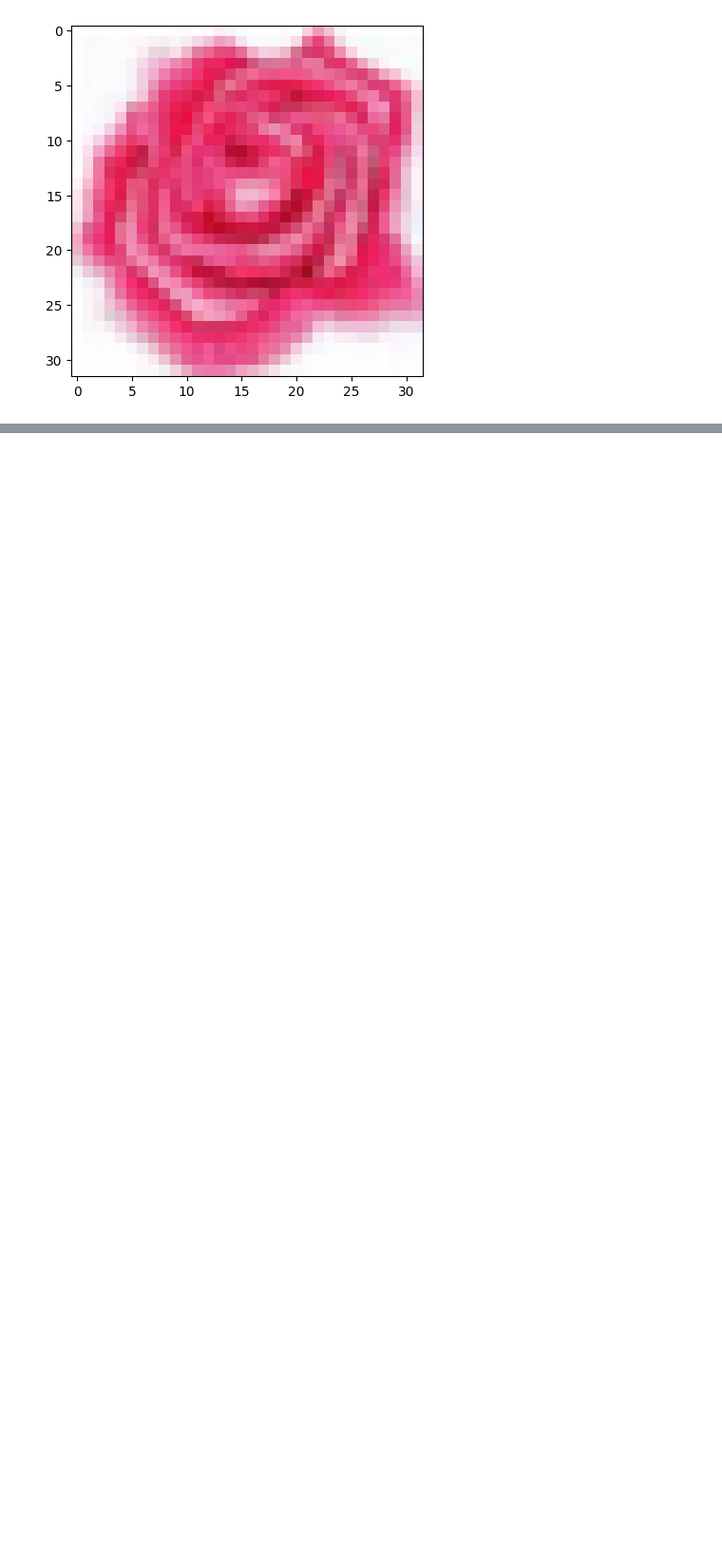
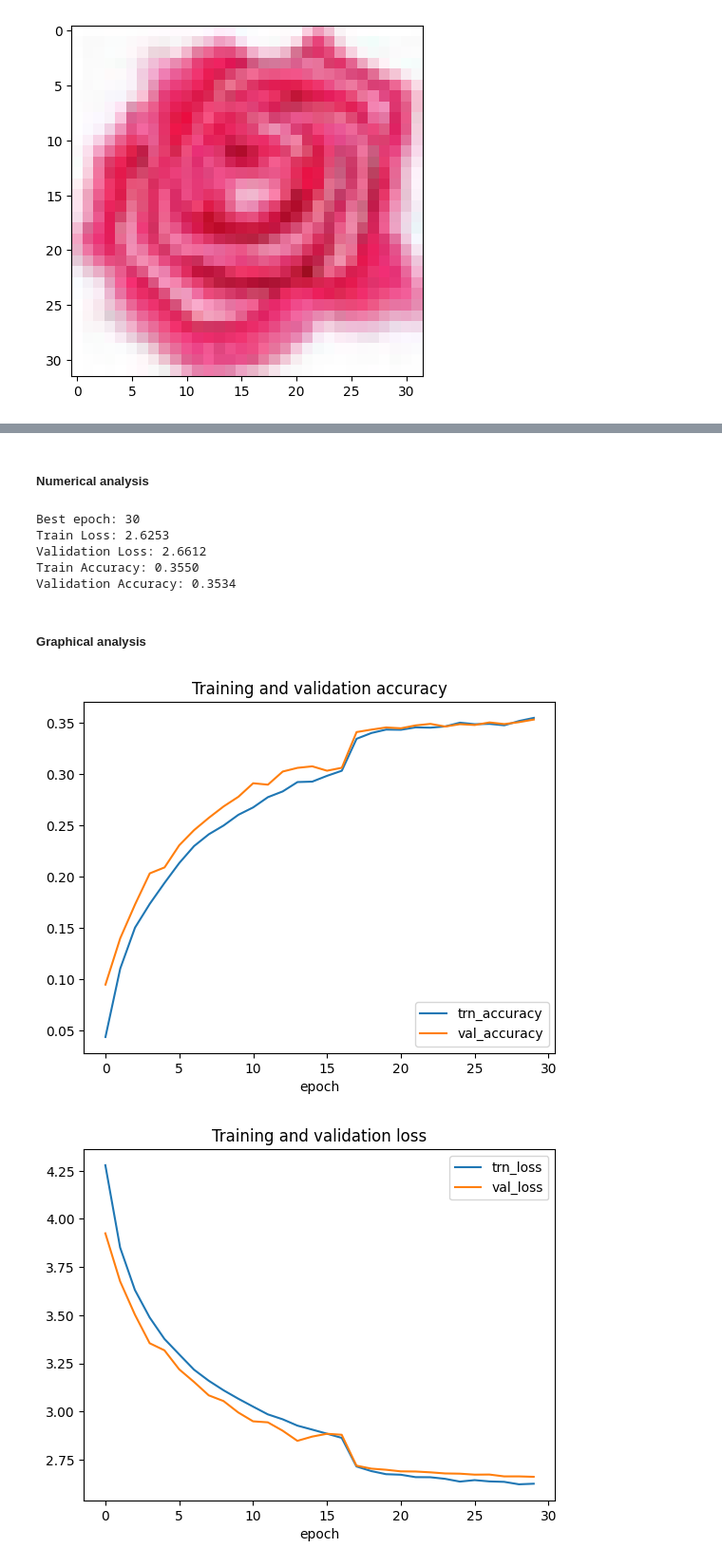
Before and after one commit to andrerizzo/Convolutional_Neural_Network_Deep_Dive, a Jupyter notebook: Convolutional_Neural_Networks_Deep_Dive.ipynb, the cells around one changed output, grey strips where cells are left out. Shown at 95% size. Cells and saved outputs as stored; diff of their text form; code cells hidden in the pictures; blank space fills up the shorter version.

Commit message:
Data augmentation implementation

```diff
--- a/Convolutional_Neural_Networks_Deep_Dive.ipynb
+++ b/Convolutional_Neural_Networks_Deep_Dive.ipynb
@@ -1723,3 +422,0 @@ Ensures that the augmentations listed in the `Sequential` block are applied in r
-# %%
-train_images, X_val, train_labels, Y_val = train_test_split(
-    train_images, train_labels, test_size=0.2)
@@ -1868,0 +481,2 @@ When this happens, using a pre-trained model can be a good choice.
+# %%
+model.compile(optimizer='adam', loss='sparse_categorical_crossentropy', metrics=['accuracy'])
@@ -1868,0 +485,8 @@ When this happens, using a pre-trained model can be a good choice.
+# %%
+training_callbacks = [
+    keras.callbacks.EarlyStopping(monitor='val_loss', patience=5),
+    keras.callbacks.ReduceLROnPlateau(monitor='val_loss', factor=0.1,
+                                      patience=3, min_lr = 0.0001),
+    keras.callbacks.ModelCheckpoint(filepath='best_model.keras', monitor='val_loss',
+                                    save_best_only=True)
+    ]
@@ -1868,0 +495,2 @@ When this happens, using a pre-trained model can be a good choice.
+# %%
+history = model.fit(X_train, y_train, epochs=30, validation_data=(X_val, y_val), callbacks=training_callbacks)
@@ -1868,0 +515,45 @@ When this happens, using a pre-trained model can be a good choice.
+# %% [markdown]
+##### Numerical analysis
+# %%
+best_epoch = min(range(len(history.history['val_loss'])), key=lambda i: history.history['val_loss'][i])
+print(f"Best epoch: {best_epoch+1}")
+print(f"Train Loss: {history.history['loss'][best_epoch]:.4f}")
+print(f"Validation Loss: {history.history['val_loss'][best_epoch]:.4f}")
+print(f"Train Accuracy: {history.history['accuracy'][best_epoch]:.4f}")
+print(f"Validation Accuracy: {history.history['val_accuracy'][best_epoch]:.4f}")
+# %% [output]
+Best epoch: 30
+Train Loss: 2.6253
+Validation Loss: 2.6612
+Train Accuracy: 0.3550
+Validation Accuracy: 0.3534
+# %% [markdown]
+##### Graphical analysis
+# %%
+acc = history.history['accuracy']
+val_acc = history.history['val_accuracy']
+loss = history.history['loss']
+val_loss = history.history['val_loss']
+
+epochs = range(1, len(acc) + 1)
+
+plt.title('Training and validation accuracy')
+plt.plot(acc)
+plt.plot(val_acc)
+plt.xlabel('epoch')
+plt.legend(['trn_accuracy', 'val_accuracy'], loc='lower right')
+plt.show()
+
+plt.figure
+
+plt.title('Training and validation loss')
+plt.plot(loss)
+plt.plot(val_loss)
+plt.xlabel('epoch')
+plt.legend(['trn_loss', 'val_loss'], loc='upper right')
+plt.show()
+
+plt.show()
+# %% [output]
+[figure, added]
+[figure, added]
```
Also changed, not shown: parts of 141 cells of this notebook.
